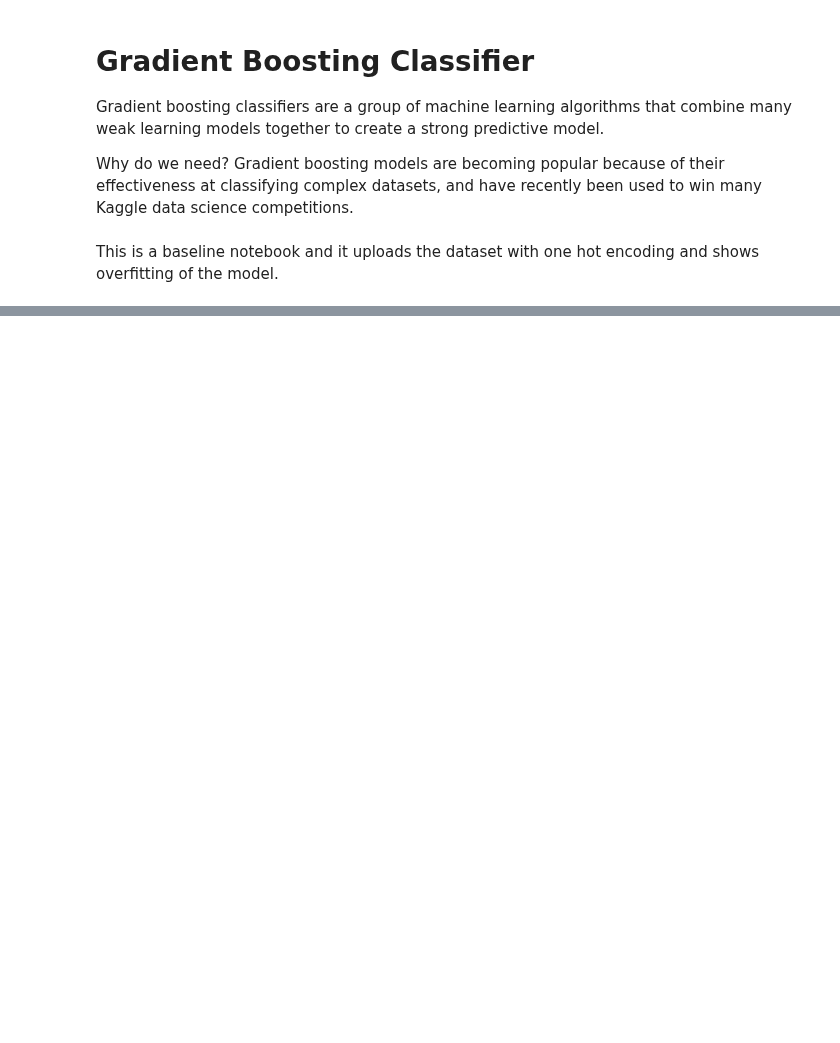
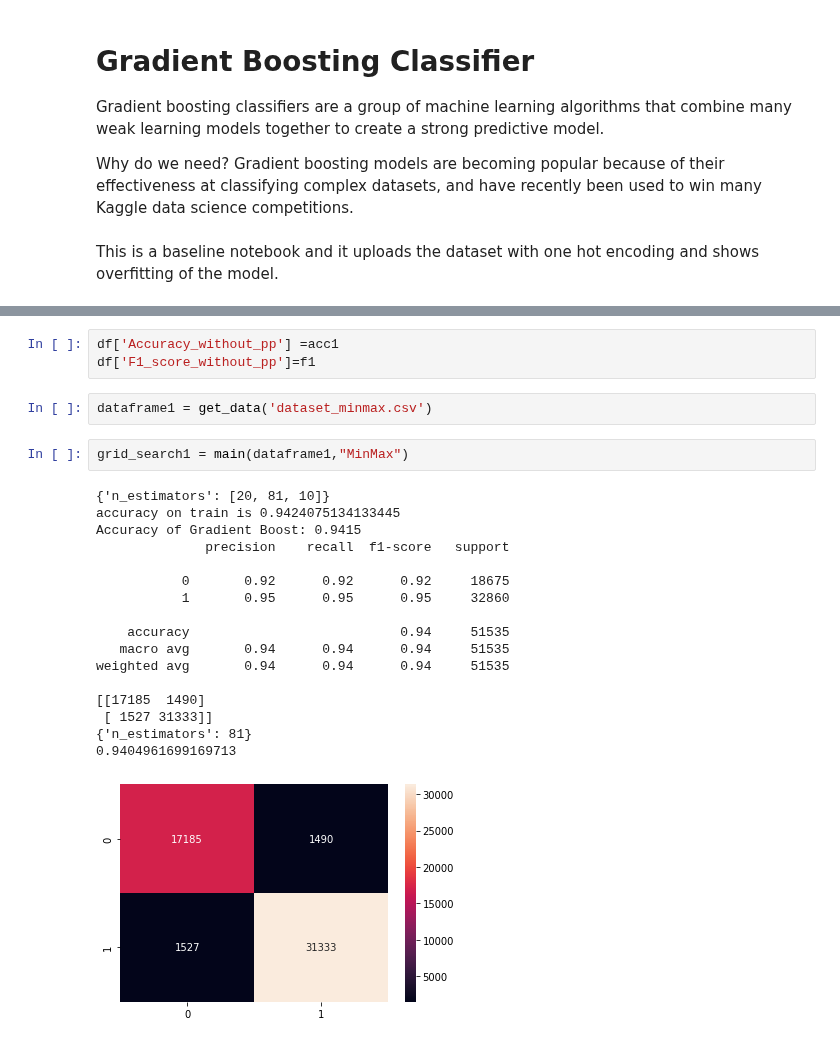
Before and after one commit to divyaKh/CMPE255Project, a Jupyter notebook: 5.ML_Models/baseline/GradientBoosterClassifer.ipynb, the cells around one changed output, grey strips where cells are left out. Drawn from its saved outputs; the diff is of its cells as text; blank space fills up the shorter version.

```diff
--- a/5.ML_Models/baseline/GradientBoosterClassifer.ipynb
+++ b/5.ML_Models/baseline/GradientBoosterClassifer.ipynb
@@ -193,0 +157,25 @@ Gradient Boost model accuracy score: 0.9332
+# %%
+df['Accuracy_without_pp'] =acc1
+df['F1_score_without_pp']=f1
+# %%
+dataframe1 = get_data('dataset_minmax.csv')
+# %%
+grid_search1 = main(dataframe1,"MinMax")
+# %% [output]
+{'n_estimators': [20, 81, 10]}
+accuracy on train is 0.9424075134133445
+Accuracy of Gradient Boost: 0.9415
+              precision    recall  f1-score   support
+
+           0       0.92      0.92      0.92     18675
+           1       0.95      0.95      0.95     32860
+
+    accuracy                           0.94     51535
+   macro avg       0.94      0.94      0.94     51535
+weighted avg       0.94      0.94      0.94     51535
+
+[[17185  1490]
+ [ 1527 31333]]
+{'n_estimators': 81}
+0.9404961699169713
+[figure, added]
```
Also changed, not shown: parts of 45 cells of this notebook.
